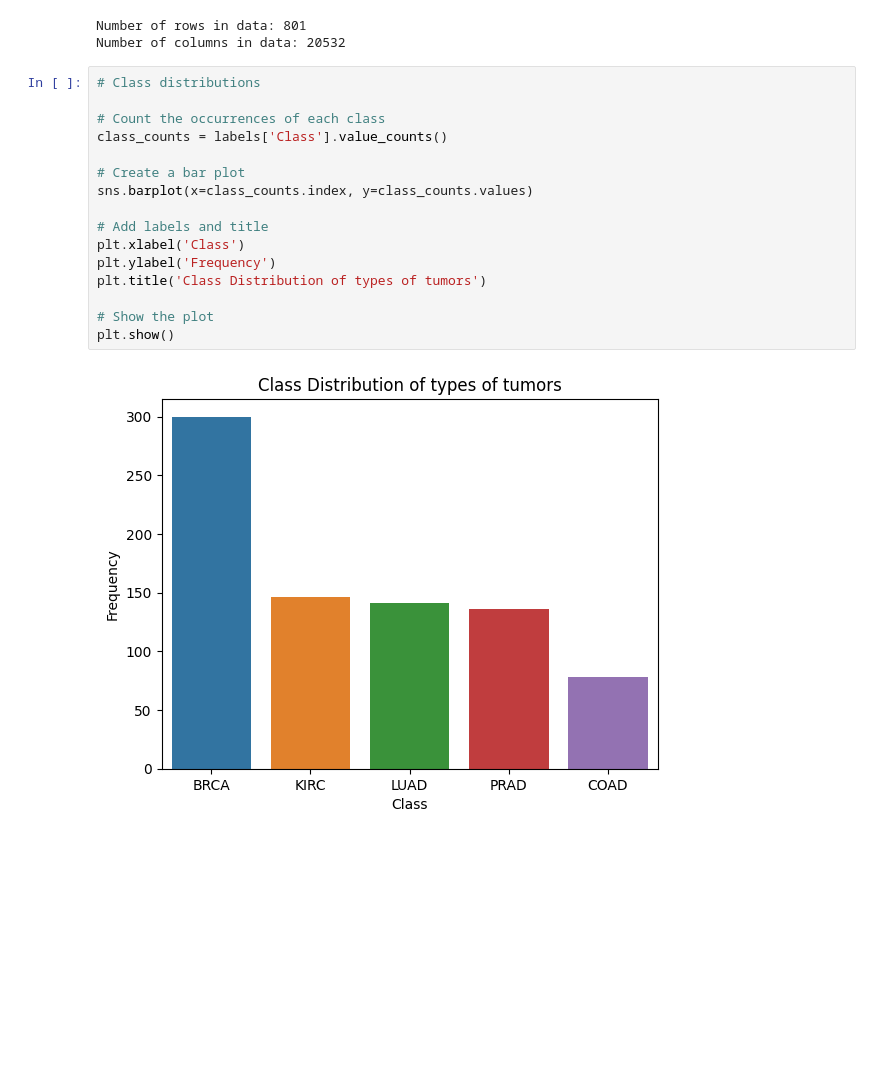
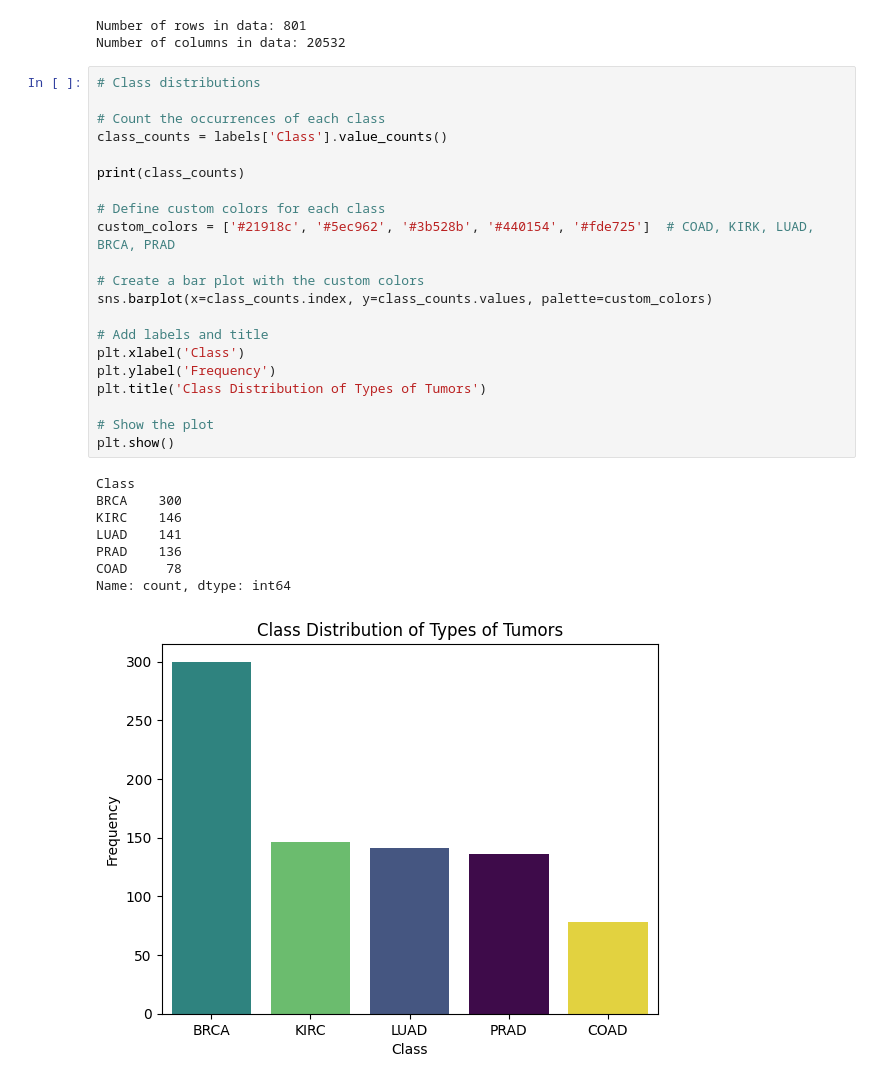
Before and after one commit to xenia-d/Pattern-Recognition-Gr7, a Jupyter notebook: Assignment-2/data_analysis_genes.ipynb, the cells around one changed output. Cells and saved outputs as stored; diff of their text form; blank space fills up the shorter version.

```diff
--- a/Assignment-2/data_analysis_genes.ipynb
+++ b/Assignment-2/data_analysis_genes.ipynb
@@ -41,21 +42,33 @@ Number of columns in data: 20532
 # %%
 # Class distributions
 
 # Count the occurrences of each class
 class_counts = labels['Class'].value_counts()
 
-# Create a bar plot
-sns.barplot(x=class_counts.index, y=class_counts.values)
+print(class_counts)
+
+# Define custom colors for each class
+custom_colors = ['#21918c', '#5ec962', '#3b528b', '#440154', '#fde725']  # COAD, KIRK, LUAD, BRCA, PRAD
+
+# Create a bar plot with the custom colors
+sns.barplot(x=class_counts.index, y=class_counts.values, palette=custom_colors)
 
 # Add labels and title
 plt.xlabel('Class')
 plt.ylabel('Frequency')
-plt.title('Class Distribution of types of tumors')
+plt.title('Class Distribution of Types of Tumors')
 
 # Show the plot
 plt.show()
 # %% [output]
+Class
+BRCA    300
+KIRC    146
+LUAD    141
+PRAD    136
+COAD     78
+Name: count, dtype: int64
-[figure, old version]
+[figure, new version]
 # %%
 #  Drop non-numeric columns
 data_numeric = data.apply(pd.to_numeric, errors='coerce').dropna(axis=1)
```
Also changed, not shown: parts of 2 cells of this notebook, 2 other files.
